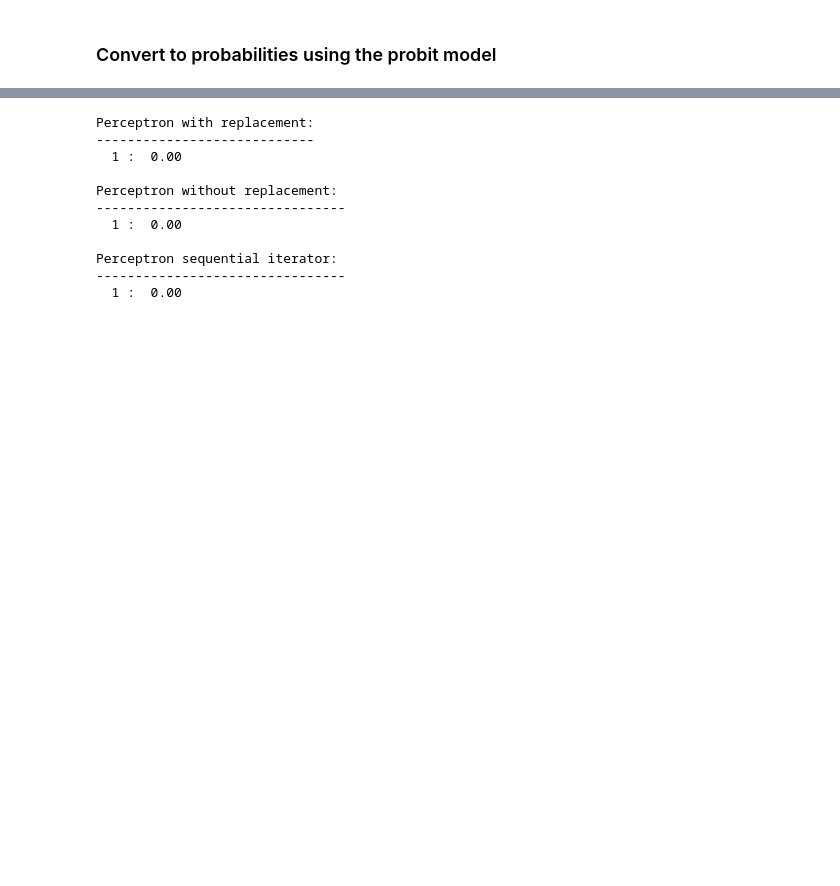
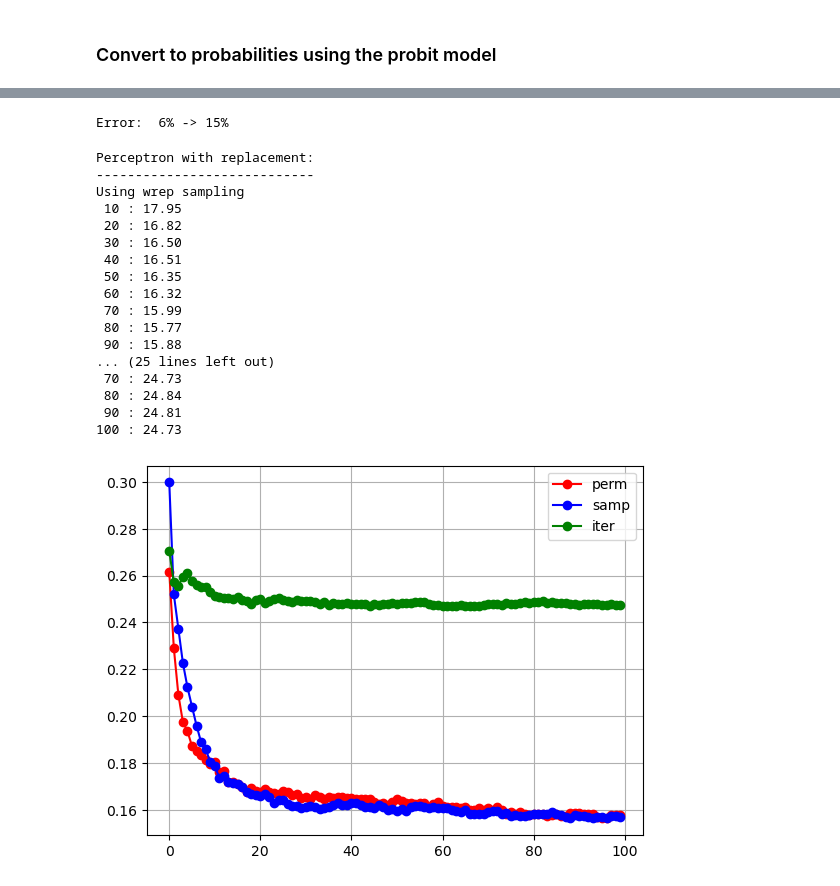
Before and after one commit to yoramsinger-insitro/insimale, a Jupyter notebook: notebooks/perceptron.ipynb, the cells around one changed output, grey strips where cells are left out. Cells and saved outputs as stored; diff of their text form; code cells hidden in the pictures; blank space fills up the shorter version.

Commit message:
perceptron revisit

```diff
--- a/notebooks/perceptron.ipynb
+++ b/notebooks/perceptron.ipynb
@@ -64,32 +65,63 @@ def set_sampler(mode):
     return samplers[mode]
 # %%
-def perceptron(X, y, t=10, mode='nrep'):
+def perceptron(X, y, t=100, mode='nrep'):
+    n, d = X.shape
     sampler = set_sampler(mode)
-    w, e = np.zeros(X.shape[1]), []
+    w, wa, e = np.zeros(d), np.zeros(d), []
     for epoch in range(t):
         for i in iter(sampler(n)):
             if y[i] * np.dot(X[i], w) <= 0:
                 w = w + y[i] * X[i]
-        e.append(np.mean(y * (X @ w) <= 0))
-        print("%3d : %5.2f" % (epoch+1, e[-1] * 100))
+        wa = (wa * epoch + w) / (epoch + 1)
+        e.append(np.mean(y * (X @ wa) <= 0))
+        if (epoch + 1) % 10 == 0: print("%3d : %5.2f" % (epoch+1, e[-1] * 100))
         if e[-1] == 0: break
-j    return w, e
+    return w, wa, e
+# %%
+def hdim_data_gen(n, d, sparsity=0, label_noise=0, instance_noise=0):
+    serr = lambda z, y: np.mean(y * z <= 0)
+    X = np.random.randn(n, d) / np.sqrt(d)
+    w = np.random.randn(d) / np.sqrt(d) * np.random.binomial(1, 1-sparsity, d)
+    y = np.sign(X @ w)
+    X += instance_noise *np.random.randn(n, d) / np.sqrt(d)
+    ei = serr(X @ w, y)
+    y *= 2 * np.random.binomial(1, 1 - label_noise, n) - 1
+    el = serr(X @ w, y)
+    print('Error: %2.0f%% -> %2.0f%%' % (ei * 100, el * 100))
+    return X, y, w
+# %%
+
+X, y, w = hdim_data_gen(10000, 100, sparsity=0.2, label_noise=0.1, instance_noise=0.2)
+# %% [output]
+Error:  6% -> 15%
 # %%
 print('\nPerceptron with replacement:\n' + 28*'-')
-w1, e1 = perceptron(X, y, mode='wrep')
+w1, a1, e1 = perceptron(X, y, mode='wrep')
 print('\nPerceptron without replacement:\n' + 32*'-')
-w2, e2 = perceptron(X, y, mode='nrep')
+w2, a2, e2 = perceptron(X, y, mode='nrep')
 print('\nPerceptron sequential iterator:\n' + 32*'-')
-w3, e3 = perceptron(X, y, mode='iter')
+w3, a3, e3 = perceptron(X, y, mode='iter')
 # %% [output]
 Perceptron with replacement:
 ----------------------------
-  1 :  0.00
-
-Perceptron without replacement:
---------------------------------
-  1 :  0.00
-
-Perceptron sequential iterator:
---------------------------------
-  1 :  0.00
+Using wrep sampling
+ 10 : 17.95
+ 20 : 16.82
+ 30 : 16.50
+ 40 : 16.51
+ 50 : 16.35
+ 60 : 16.32
+ 70 : 15.99
+ 80 : 15.77
+ 90 : 15.88
+... (25 lines left out)
+ 70 : 24.73
+ 80 : 24.84
+ 90 : 24.81
+100 : 24.73
+# %%
+t = np.arange(len(e1))
+lo = plt.plot(t, e1, 'r-o', t, e2, 'b-o', t, e3, 'g-o')
+plt.legend(iter(lo), ('perm', 'samp', 'iter')); plt.grid()
+# %% [output]
+[figure, added]
```
Also changed, not shown: parts of 6 cells of this notebook.
